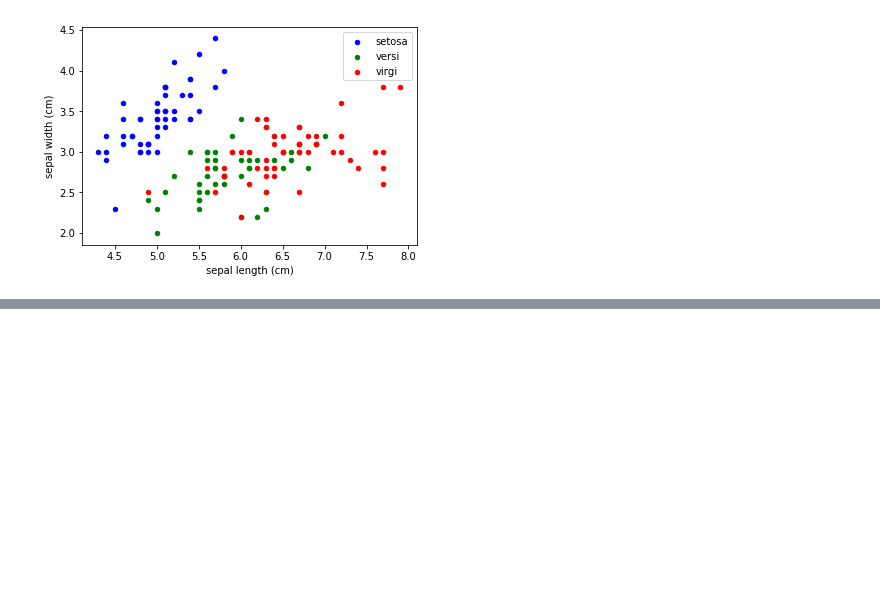
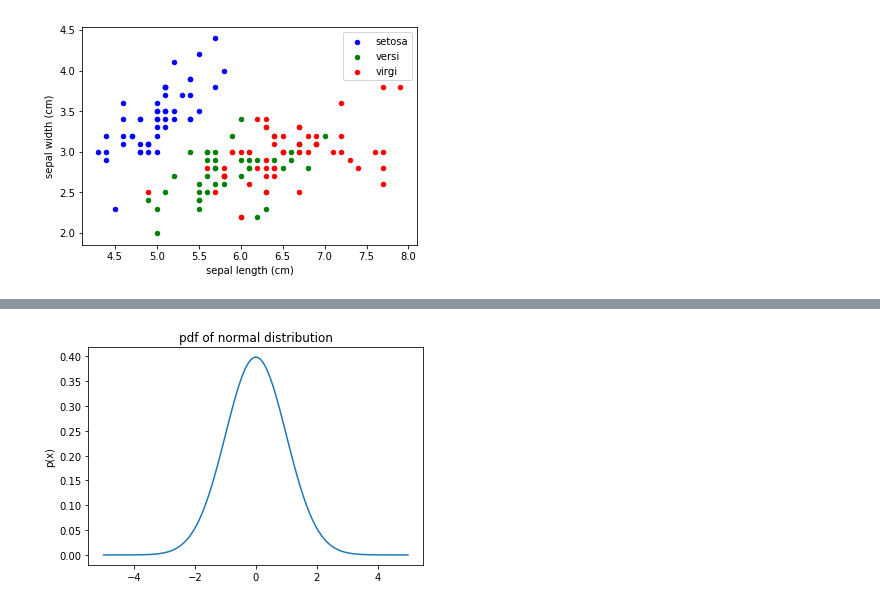
Before and after one commit to k821209/biobigdata, a Jupyter notebook: 2. biodata.ipynb, the cells around one changed output, grey strips where cells are left out. Cells and saved outputs as stored; diff of their text form; code cells hidden in the pictures; blank space fills up the shorter version.

```diff
--- a/2. biodata.ipynb
+++ b/2. biodata.ipynb
@@ -245,0 +277,17 @@ df[m_virgi].plot(kind='scatter',x='sepal length (cm)',y='sepal width (cm)',ax=ax
+# %%
+# 정규 분포
+from scipy.stats import norm
+mu  = 0 # 평균
+std = 1 # 분산
+rv  = norm(mu, std) # 평균과 분산을 정해놓은 정규분포 함수
+xx = np.linspace(-5, 5, 100)
+plt.plot(xx, rv.pdf(xx))
+plt.ylabel("p(x)")
+plt.title("pdf of normal distribution")
+plt.show()
+
+## x 축은 관찰값
+## y 축은 확률
+## 평균값이 당연히 가장 높은 출현 확률을 가짐
+# %% [output]
+[figure, added]
```
Also changed, not shown: parts of 23 cells of this notebook.
